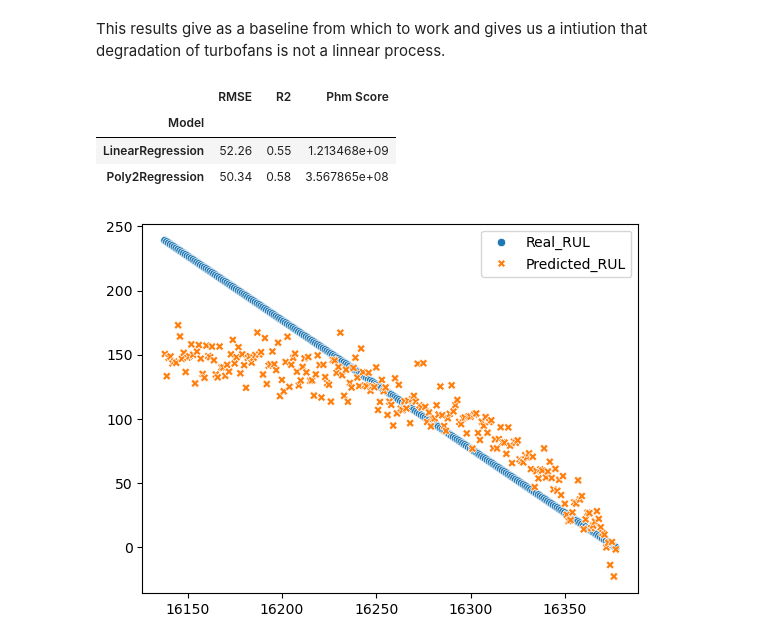
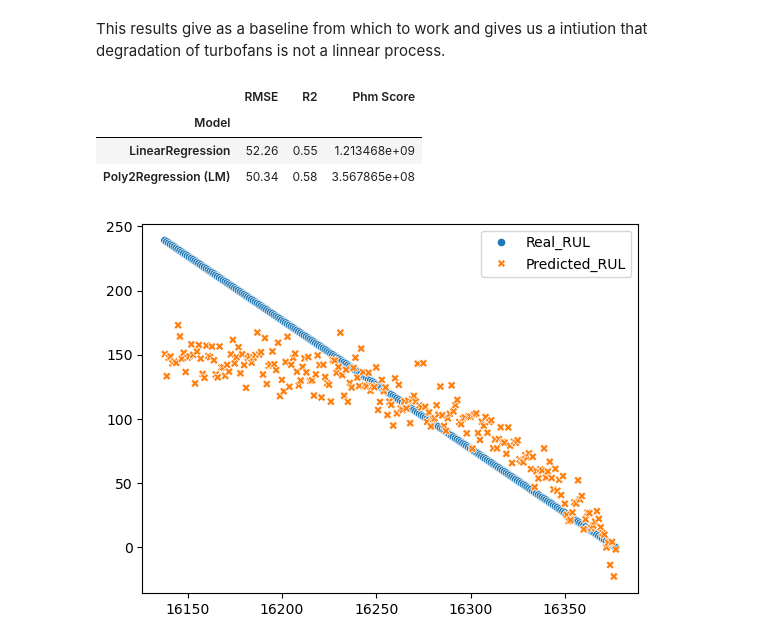
Before and after one commit to oscarguillen-ml/ML-Internship-Portfolio, a Jupyter notebook: 02-predictive-maintenance/predictive_maintenance.ipynb, the cells around one changed output. Drawn from its saved outputs; the diff is of its cells as text; code cells hidden in the pictures.

```diff
--- a/02-predictive-maintenance/predictive_maintenance.ipynb
+++ b/02-predictive-maintenance/predictive_maintenance.ipynb
@@ -298,35 +300,35 @@ pipe_poly_reg = Pipeline([
     ("poly_features", PolynomialFeatures(degree=2, include_bias=False)),
     ("scaler", StandardScaler()),
     ("model", LinearRegression())
 ])
 
 pipe_poly_reg.fit(X_train, y_train)
 
 val_predictions = pipe_poly_reg.predict(X_val)
 
 bl_FD001[bl_FD001['unit_number']==81]
 
 df_results=pd.DataFrame({
     'Real_RUL': y_val,
     'Predicted_RUL': val_predictions
 })
 
 sns.scatterplot(data=df_results.iloc[range(0,240)])
 
 rmse = (root_mean_squared_error(y_val, val_predictions))
 r2 = r2_score(y_val, val_predictions)
 phm_score = phm_score_func(y_val, val_predictions)
 
-adding_results(rmse,r2,phm_score,'Poly2Regression') #Adapt to model
+adding_results(rmse,r2,phm_score,'Poly2Regression (LM)') #Adapt to model
 
 df_results = pd.DataFrame(results_dict).set_index('Model').round(2)
 
 df_results
 # %% [output]
 |  | RMSE | R2 | Phm Score |
 | Model |  |  |  |
 | LinearRegression | 52.26 | 0.55 | 1.213468e+09 |
-| Poly2Regression | 50.34 | 0.58 | 3.567865e+08 |
+| Poly2Regression (LM) | 50.34 | 0.58 | 3.567865e+08 |
 [figure]
 # %%
 from sklearn.pipeline import Pipeline
```
Also changed, not shown: parts of 6 cells of this notebook.
